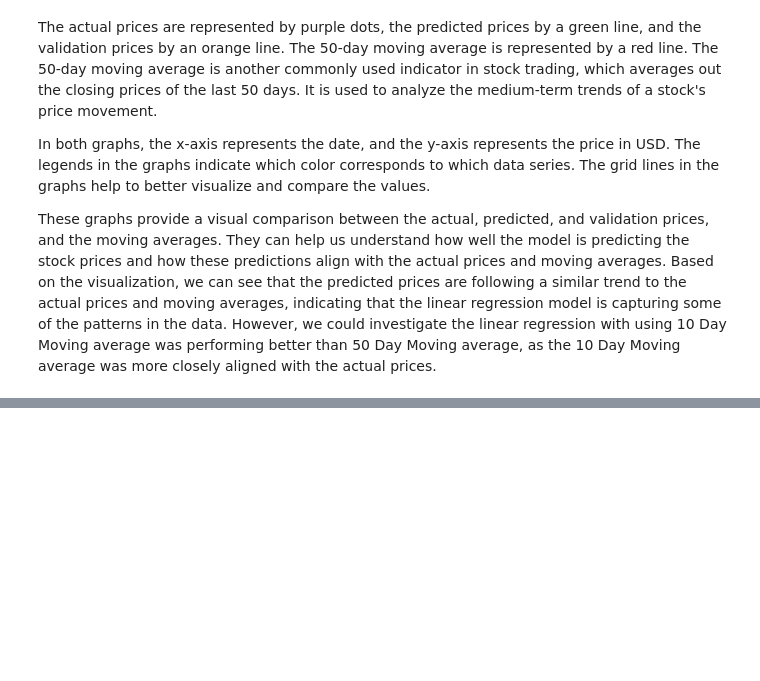
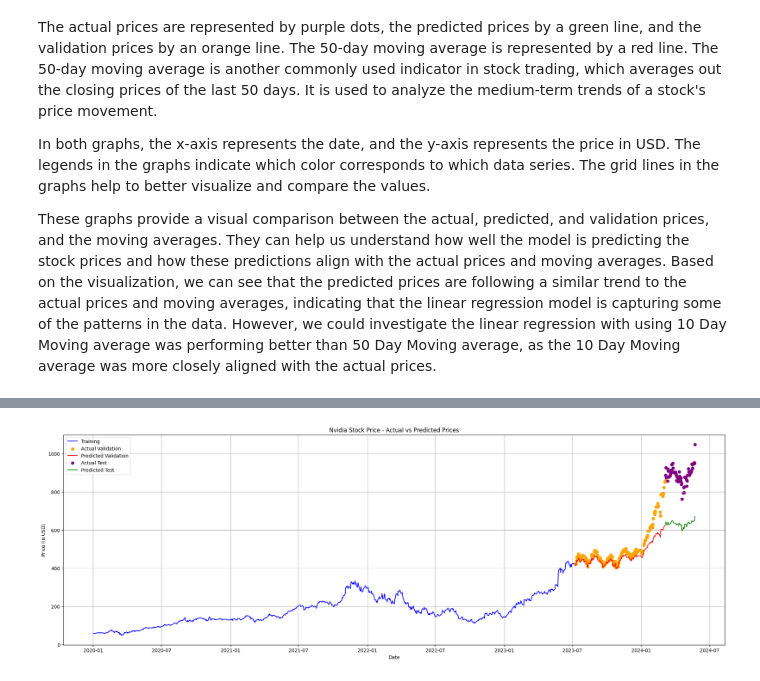
Before and after one commit to KokTeng00/nvidia-stock-prediction, a Jupyter notebook: nvidia_stock_price.ipynb, the cells around one changed output, grey strips where cells are left out. Saved outputs shown, nothing was run; the diff lists cells and outputs as text; code cells hidden in the pictures; blank space fills up the shorter version.

```diff
--- a/nvidia_stock_price.ipynb
+++ b/nvidia_stock_price.ipynb
@@ -374,10 +391,12 @@ for key, value in trial.params.items():
 # %%
+# get the best hyperparameters from the Optuna study and train the LSTM model with the best hyperparameters on the training set
 hidden_layer_size = trial.params["hidden_layer_size"]
 learning_rate = trial.params["learning_rate"]
 batch_size = trial.params["batch_size"]
 num_epochs = trial.params["num_epochs"]
 num_layer = trial.params["num_layers"]
 
+# initialize the LSTM model with the best hyperparameters and train it on the training set
 model = StockPriceLSTM(1, hidden_layer_size, 1, num_layer).to(device)
 criterion = nn.MSELoss()
 optimizer = AdamW(model.parameters(), lr = learning_rate)
@@ -393,6 +412,14 @@ for epoch in range(num_epochs):
     scheduler.step()
 val_loss = eval_model(model, val_loader, criterion)
 print("Validation Loss: ", val_loss)
+
+model.eval()
+val_predictions = []
+val_actuals = []
+for inputs, targets in val_loader:
+    output = model(inputs)
+    val_predictions.extend(output.cpu().detach().numpy())
+    val_actuals.extend(targets.cpu().detach().numpy())
 
 # prepare the test dataset and loader
 test_dataset = StockDataset(X_test, y_test)
@@ -411,6 +438,6 @@ for inputs, targets in test_loader:
     predictions.extend(output.cpu().detach().numpy())
     actuals.extend(targets.cpu().detach().numpy())
 
-# calculate the Mean Squared Error on the test set
+# calculate the Mean Squared Error on the test set predictions and actuals
 mse = mean_squared_error(actuals, predictions)
 print("Mean Squared Error: ", mse)
@@ -416,0 +448,29 @@ print("Mean Squared Error: ", mse)
+# %%
+# inverse transform the scaled predictions and actuals to get the actual stock prices in USD using the MinMaxScaler object used for scaling the data earlier
+predictions = scaler.inverse_transform(np.array(predictions).reshape(-1, 1))
+actuals = scaler.inverse_transform(np.array(actuals).reshape(-1, 1))
+val_predictions = scaler.inverse_transform(np.array(val_predictions).reshape(-1, 1))
+val_actuals = scaler.inverse_transform(np.array(val_actuals).reshape(-1, 1))
+y_train = scaler.inverse_transform(y_train)
+y_test = scaler.inverse_transform(y_test)
+# %%
+# assuming dates_train and dates_val are lists or arrays that contain the dates for the training and validation sets
+dates_train = nvidia_df["Date"][:train_split]
+dates_val = nvidia_df["Date"][train_split:val_split]
+dates_test = nvidia_df["Date"][val_split:]
+
+# plot the training, validation, and test data along with the predictions
+fig, ax = plt.subplots(figsize = (25, 8))
+ax.plot(dates_train, y_train, label = "Training", color = "blue")
+ax.scatter(dates_val, val_actuals, label = "Actual Validation", color = "orange")
+ax.plot(dates_val, val_predictions, label = "Predicted Validation", color = "red")
+ax.scatter(dates_test, y_test, label = "Actual Test", color = "purple")
+ax.plot(dates_test, predictions, label = "Predicted Test", color = "green")
+ax.set_title("Nvidia Stock Price - Actual vs Predicted Prices")
+ax.set_xlabel("Date")
+ax.set_ylabel("Price (in USD)")
+ax.legend(loc = "best")
+ax.grid(True)
+plt.show()
+# %% [output]
+[figure, added]
```
Also changed, not shown: parts of 6 cells of this notebook.
